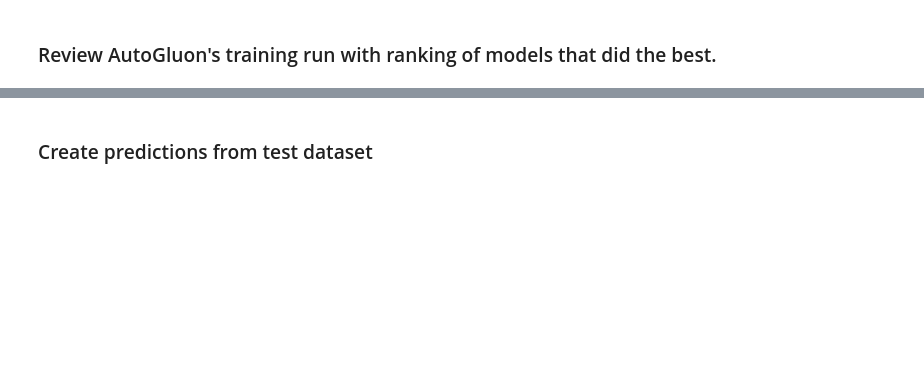
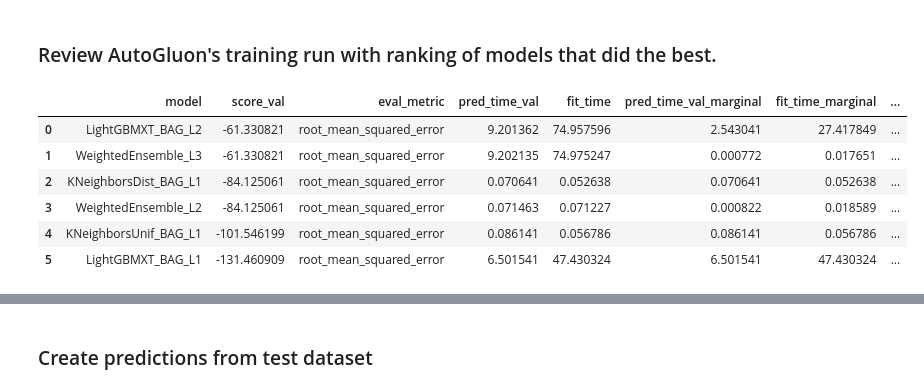
Before and after one commit to michaelgobz/cd0385-project-starter, a Jupyter notebook: project/bike-sharing-project-using-autogluon.ipynb, the cells around one changed output, grey strips where cells are left out. Drawn from its saved outputs; the diff is of its cells as text; code cells hidden in the pictures; blank space fills up the shorter version.

```diff
--- a/project/bike-sharing-project-using-autogluon.ipynb
+++ b/project/bike-sharing-project-using-autogluon.ipynb
@@ -187,5 +187,16 @@ TabularPredictor saved. To load, use: predictor = TabularPredictor.load("Autoglu
 # %% [markdown]
 ### Review AutoGluon's training run with ranking of models that did the best.
+# %%
+# The leaderboard
+predictor.leaderboard()
+# %% [output]
+|  | model | score_val | eval_metric | pred_time_val | fit_time | pred_time_val_marginal | fit_time_marginal | ... |
+| 0 | LightGBMXT_BAG_L2 | -61.330821 | root_mean_squared_error | 9.201362 | 74.957596 | 2.543041 | 27.417849 | ... |
+| 1 | WeightedEnsemble_L3 | -61.330821 | root_mean_squared_error | 9.202135 | 74.975247 | 0.000772 | 0.017651 | ... |
+| 2 | KNeighborsDist_BAG_L1 | -84.125061 | root_mean_squared_error | 0.070641 | 0.052638 | 0.070641 | 0.052638 | ... |
+| 3 | WeightedEnsemble_L2 | -84.125061 | root_mean_squared_error | 0.071463 | 0.071227 | 0.000822 | 0.018589 | ... |
+| 4 | KNeighborsUnif_BAG_L1 | -101.546199 | root_mean_squared_error | 0.086141 | 0.056786 | 0.086141 | 0.056786 | ... |
+| 5 | LightGBMXT_BAG_L1 | -131.460909 | root_mean_squared_error | 6.501541 | 47.430324 | 6.501541 | 47.430324 | ... |
 # %%
 predictor.fit_summary()
 # %% [output]
```
Also changed, not shown: parts of 27 cells of this notebook, 5 other files.
